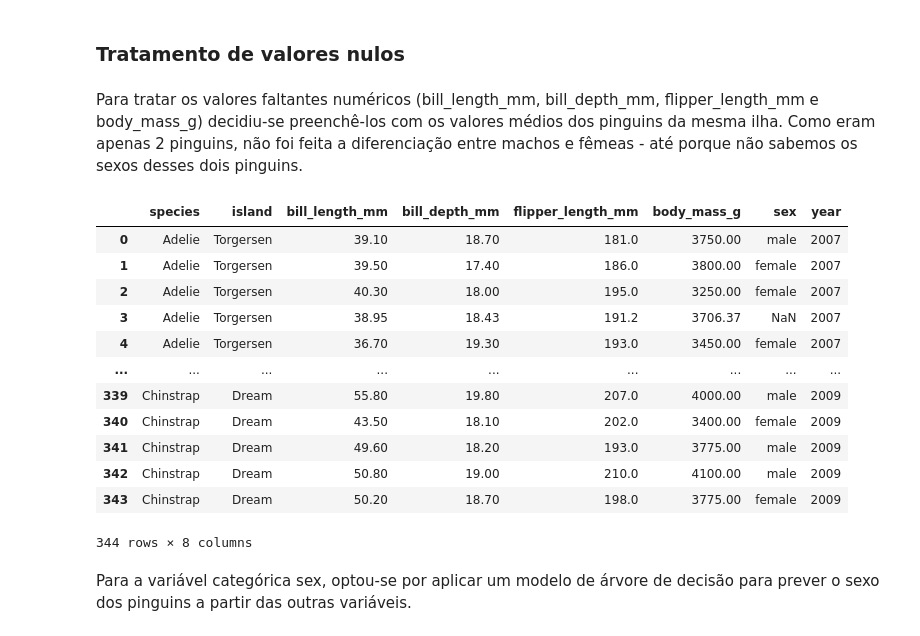
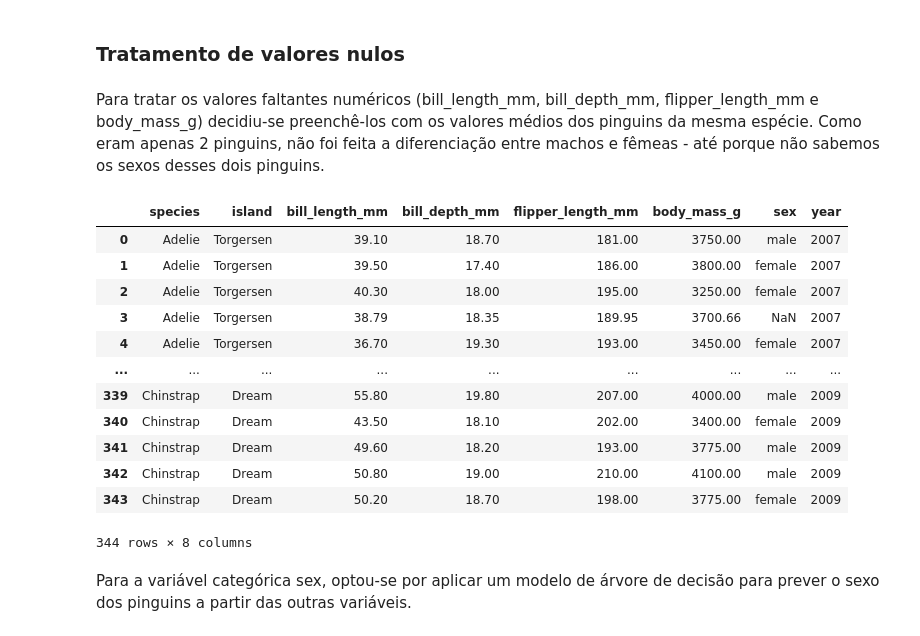
Before and after one commit to carolysg/projeto-pinguins, a Jupyter notebook: penguins.ipynb, the cells around one changed output. Drawn from its saved outputs; the diff is of its cells as text; code cells hidden in the pictures.

```diff
--- a/penguins.ipynb
+++ b/penguins.ipynb
@@ -112,25 +112,25 @@ Os outros possuem dados faltantes apenas na coluna sex (ids 8, 9, 10, 11, 47, 17
 # %% [markdown]
 ### Tratamento de valores nulos
 # %% [markdown]
-Para tratar os valores faltantes numéricos (bill_length_mm, bill_depth_mm, flipper_length_mm e body_mass_g) decidiu-se preenchê-los com os valores médios dos pinguins da mesma ilha. Como eram apenas 2 pinguins, não foi feita a diferenciação entre machos e fêmeas - até porque não sabemos os sexos desses dois pinguins.
+Para tratar os valores faltantes numéricos (bill_length_mm, bill_depth_mm, flipper_length_mm e body_mass_g) decidiu-se preenchê-los com os valores médios dos pinguins da mesma espécie. Como eram apenas 2 pinguins, não foi feita a diferenciação entre machos e fêmeas - até porque não sabemos os sexos desses dois pinguins.
 # %%
-# Substituindo os valores nulos pelos valores médios dos pinguins daquela ilha
-df = df.fillna(df.loc[df['island']=='Torgersen',:].mean()).round(2)
-df = df.fillna(df.loc[df['island']=='Biscoe',:].mean()).round(2)
+# Substituindo os valores nulos pelos valores médios dos pinguins da mesma espécie
+df = df.fillna(df.loc[df['species']=='Adelie',:].mean()).round(2)
+df = df.fillna(df.loc[df['species']=='Gentoo',:].mean()).round(2)
 display(df)
 # %% [output]
 |  | species | island | bill_length_mm | bill_depth_mm | flipper_length_mm | body_mass_g | sex | year |
-| 0 | Adelie | Torgersen | 39.10 | 18.70 | 181.0 | 3750.00 | male | 2007 |
-| 1 | Adelie | Torgersen | 39.50 | 17.40 | 186.0 | 3800.00 | female | 2007 |
-| 2 | Adelie | Torgersen | 40.30 | 18.00 | 195.0 | 3250.00 | female | 2007 |
-| 3 | Adelie | Torgersen | 38.95 | 18.43 | 191.2 | 3706.37 | NaN | 2007 |
-| 4 | Adelie | Torgersen | 36.70 | 19.30 | 193.0 | 3450.00 | female | 2007 |
+| 0 | Adelie | Torgersen | 39.10 | 18.70 | 181.00 | 3750.00 | male | 2007 |
+| 1 | Adelie | Torgersen | 39.50 | 17.40 | 186.00 | 3800.00 | female | 2007 |
+| 2 | Adelie | Torgersen | 40.30 | 18.00 | 195.00 | 3250.00 | female | 2007 |
+| 3 | Adelie | Torgersen | 38.79 | 18.35 | 189.95 | 3700.66 | NaN | 2007 |
+| 4 | Adelie | Torgersen | 36.70 | 19.30 | 193.00 | 3450.00 | female | 2007 |
 | ... | ... | ... | ... | ... | ... | ... | ... | ... |
-| 339 | Chinstrap | Dream | 55.80 | 19.80 | 207.0 | 4000.00 | male | 2009 |
-| 340 | Chinstrap | Dream | 43.50 | 18.10 | 202.0 | 3400.00 | female | 2009 |
-| 341 | Chinstrap | Dream | 49.60 | 18.20 | 193.0 | 3775.00 | male | 2009 |
-| 342 | Chinstrap | Dream | 50.80 | 19.00 | 210.0 | 4100.00 | male | 2009 |
-| 343 | Chinstrap | Dream | 50.20 | 18.70 | 198.0 | 3775.00 | female | 2009 |
+| 339 | Chinstrap | Dream | 55.80 | 19.80 | 207.00 | 4000.00 | male | 2009 |
+| 340 | Chinstrap | Dream | 43.50 | 18.10 | 202.00 | 3400.00 | female | 2009 |
+| 341 | Chinstrap | Dream | 49.60 | 18.20 | 193.00 | 3775.00 | male | 2009 |
+| 342 | Chinstrap | Dream | 50.80 | 19.00 | 210.00 | 4100.00 | male | 2009 |
+| 343 | Chinstrap | Dream | 50.20 | 18.70 | 198.00 | 3775.00 | female | 2009 |
 344 rows × 8 columns
 # %% [markdown]
 Para a variável categórica sex, optou-se por aplicar um modelo de árvore de decisão para prever o sexo dos pinguins a partir das outras variáveis.
```
Also changed, not shown: parts of 23 cells of this notebook.
